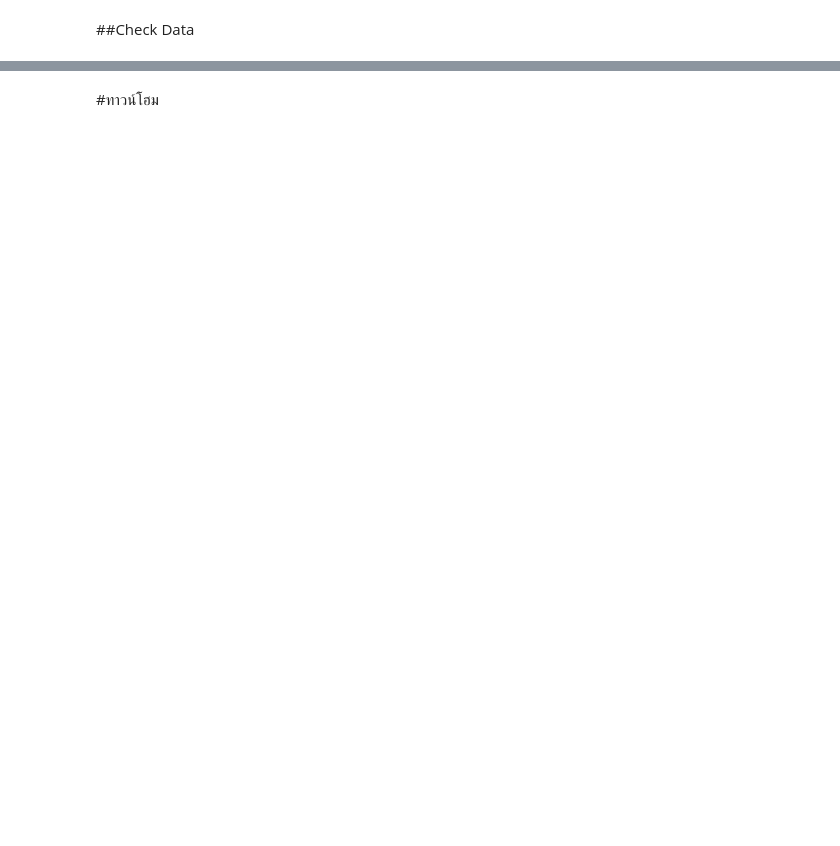
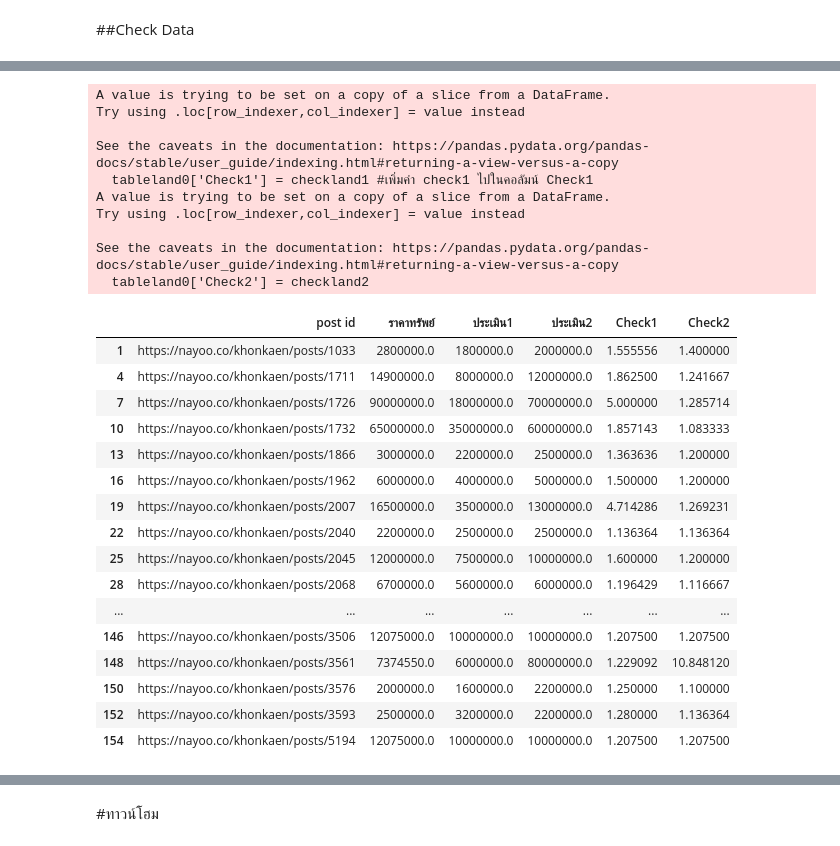
Before and after one commit to Nattakonjpg/bsc_dpbm22, a Jupyter notebook: [dataset1]_property_estimator.ipynb, the cells around one changed output, grey strips where cells are left out. Saved outputs shown, nothing was run; the diff lists cells and outputs as text; code cells hidden in the pictures; blank space fills up the shorter version.

```diff
--- a/[dataset1]_property_estimator.ipynb
+++ b/[dataset1]_property_estimator.ipynb
@@ -610,3 +597,3 @@ post id       False
 dtype: bool
 # %%
-tableland0.dropna(subset=['ราคาทรัพย์','ประเมิน4']) #ข้อมูล Nan เยอะไป dropna ทำให้ข้อมูลหายหมด
+tableland0 = tableland0.dropna(subset=['ราคาทรัพย์']) #ข้อมูล Nan เยอะไป dropna ทำให้ข้อมูลหายหมด
@@ -671,0 +618,9 @@ Name: ราคาทรัพย์, Length: 100, dtype: float64
+# %%
+checkland1 = list() # ตั้งให้ check2 เป็น list ว่าง เพื่อให้ for loop มันรันค่าใส่ไว่้ใน list
+checkland2 = list()
+for row in tableland0.iterrows():
+    checkland1.append(checkvalue(row[1]['ราคาทรัพย์'],row[1]['ประเมิน1']))
+    checkland2.append(checkvalue(row[1]['ราคาทรัพย์'],row[1]['ประเมิน2']))
+checkland1
+checkland2
+# แต่ละ row ใน table จะทำใช้ function 'checkvalue' เพื่อหาค่าแล้วเพิ่มใน check1
@@ -671,0 +645,32 @@ Name: ราคาทรัพย์, Length: 100, dtype: float64
+# %%
+tableland0['Check1'] = checkland1 #เพิ่มค่า check1 ไปในคอลัมน์ Check1
+tableland0['Check2'] = checkland2
+tableland0
+# %% [output]
+A value is trying to be set on a copy of a slice from a DataFrame.
+Try using .loc[row_indexer,col_indexer] = value instead
+
+See the caveats in the documentation: https://pandas.pydata.org/pandas-docs/stable/user_guide/indexing.html#returning-a-view-versus-a-copy
+  tableland0['Check1'] = checkland1 #เพิ่มค่า check1 ไปในคอลัมน์ Check1
+A value is trying to be set on a copy of a slice from a DataFrame.
+Try using .loc[row_indexer,col_indexer] = value instead
+
+See the caveats in the documentation: https://pandas.pydata.org/pandas-docs/stable/user_guide/indexing.html#returning-a-view-versus-a-copy
+  tableland0['Check2'] = checkland2
+|  | post id | ราคาทรัพย์ | ประเมิน1 | ประเมิน2 | Check1 | Check2 |
+| 1 | https://nayoo.co/khonkaen/posts/1033 | 2800000.0 | 1800000.0 | 2000000.0 | 1.555556 | 1.400000 |
+| 4 | https://nayoo.co/khonkaen/posts/1711 | 14900000.0 | 8000000.0 | 12000000.0 | 1.862500 | 1.241667 |
+| 7 | https://nayoo.co/khonkaen/posts/1726 | 90000000.0 | 18000000.0 | 70000000.0 | 5.000000 | 1.285714 |
+| 10 | https://nayoo.co/khonkaen/posts/1732 | 65000000.0 | 35000000.0 | 60000000.0 | 1.857143 | 1.083333 |
+| 13 | https://nayoo.co/khonkaen/posts/1866 | 3000000.0 | 2200000.0 | 2500000.0 | 1.363636 | 1.200000 |
+| 16 | https://nayoo.co/khonkaen/posts/1962 | 6000000.0 | 4000000.0 | 5000000.0 | 1.500000 | 1.200000 |
+| 19 | https://nayoo.co/khonkaen/posts/2007 | 16500000.0 | 3500000.0 | 13000000.0 | 4.714286 | 1.269231 |
+| 22 | https://nayoo.co/khonkaen/posts/2040 | 2200000.0 | 2500000.0 | 2500000.0 | 1.136364 | 1.136364 |
+| 25 | https://nayoo.co/khonkaen/posts/2045 | 12000000.0 | 7500000.0 | 10000000.0 | 1.600000 | 1.200000 |
+| 28 | https://nayoo.co/khonkaen/posts/2068 | 6700000.0 | 5600000.0 | 6000000.0 | 1.196429 | 1.116667 |
+| ... | ... | ... | ... | ... | ... | ... |
+| 146 | https://nayoo.co/khonkaen/posts/3506 | 12075000.0 | 10000000.0 | 10000000.0 | 1.207500 | 1.207500 |
+| 148 | https://nayoo.co/khonkaen/posts/3561 | 7374550.0 | 6000000.0 | 80000000.0 | 1.229092 | 10.848120 |
+| 150 | https://nayoo.co/khonkaen/posts/3576 | 2000000.0 | 1600000.0 | 2200000.0 | 1.250000 | 1.100000 |
+| 152 | https://nayoo.co/khonkaen/posts/3593 | 2500000.0 | 3200000.0 | 2200000.0 | 1.280000 | 1.136364 |
+| 154 | https://nayoo.co/khonkaen/posts/5194 | 12075000.0 | 10000000.0 | 10000000.0 | 1.207500 | 1.207500 |
```
Also changed, not shown: parts of 116 cells of this notebook.
